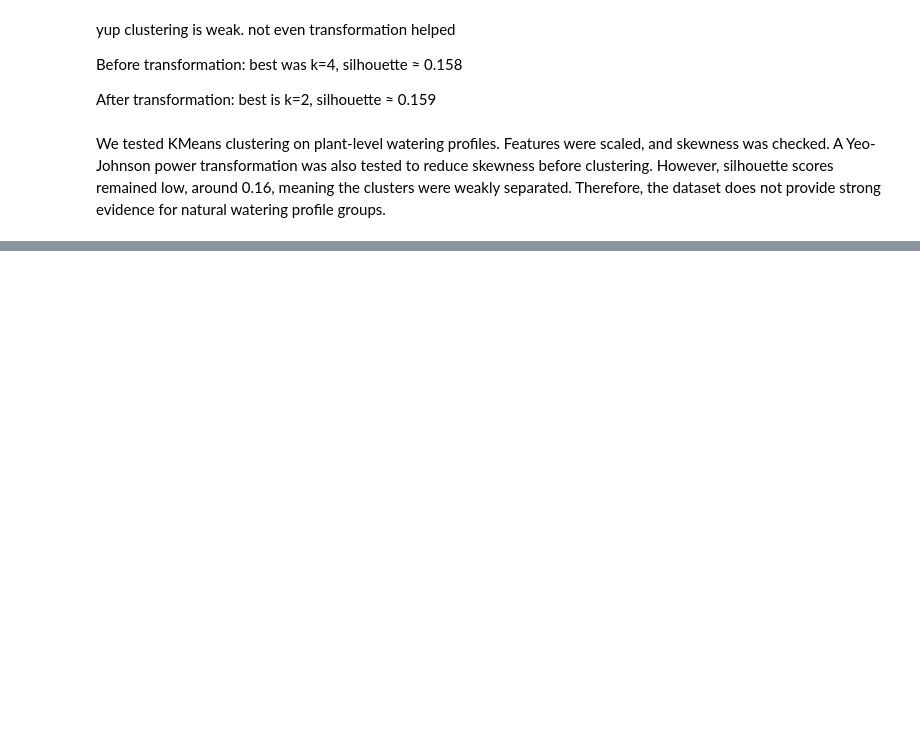
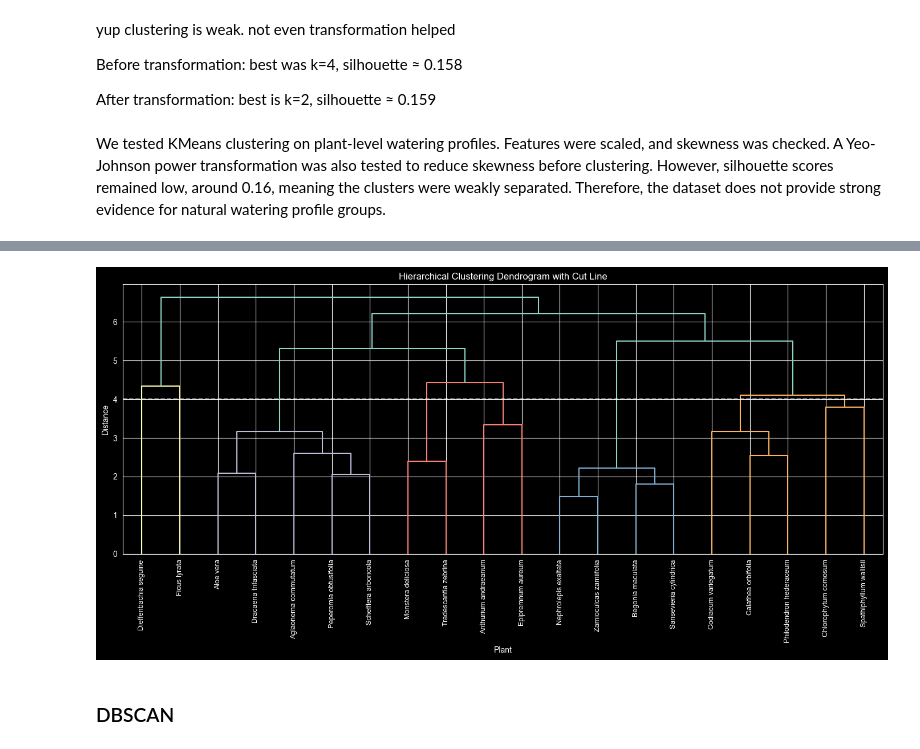
Before and after one commit to NancyNancy07/VIA_UrbanMicroFarm_MAL_Model, a Jupyter notebook: preproccess_samo.ipynb, the cells around one changed output, grey strips where cells are left out. Cells and saved outputs as stored; diff of their text form; code cells hidden in the pictures; blank space fills up the shorter version.

```diff
--- a/preproccess_samo.ipynb
+++ b/preproccess_samo.ipynb
@@ -975,0 +1098,21 @@ We tested KMeans clustering on plant-level watering profiles. Features were scal
+# %%
+plt.figure(figsize=(14, 7))
+
+dendrogram(
+    linked,
+    labels=plant_profile["Plant_ID"].values,
+    leaf_rotation=90,
+    leaf_font_size=9
+)
+
+plt.axhline(y=4, linestyle="--")
+
+plt.title("Hierarchical Clustering Dendrogram with Cut Line")
+plt.xlabel("Plant")
+plt.ylabel("Distance")
+plt.tight_layout()
+plt.show()
+# %% [output]
+[figure, added]
+# %% [markdown]
+### DBSCAN
```
Also changed, not shown: parts of 16 cells of this notebook.
